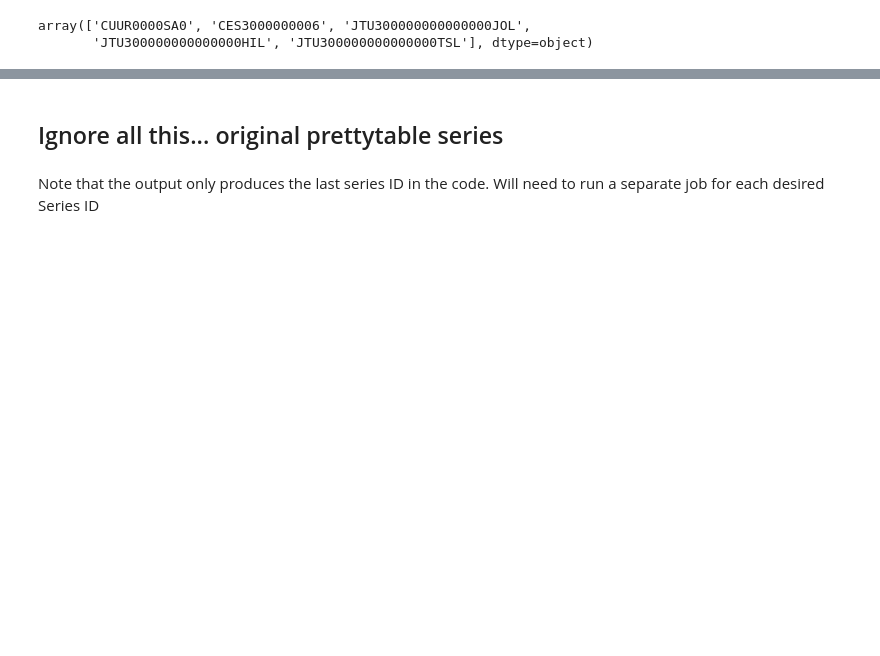
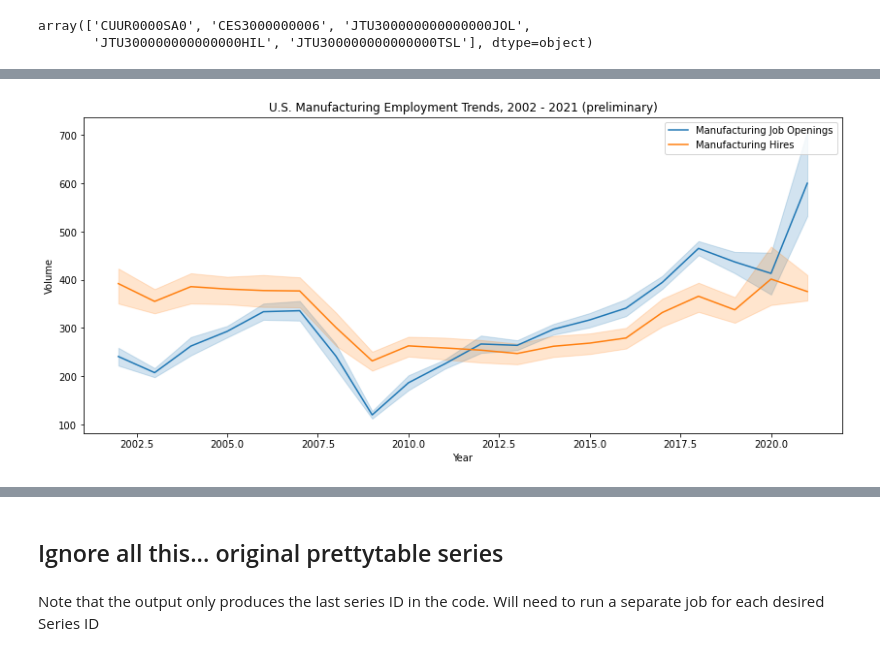
Before and after one commit to dailyp/Capstone_US_Blue_Collar_workers, a Jupyter notebook: Bureau Labor Statistics api.ipynb, the cells around one changed output, grey strips where cells are left out. Drawn from its saved outputs; the diff is of its cells as text; code cells hidden in the pictures; blank space fills up the shorter version.

```diff
--- a/Bureau Labor Statistics api.ipynb
+++ b/Bureau Labor Statistics api.ipynb
@@ -162,0 +235,14 @@ array(['CPI', 'Manufacturing Employed', 'Manufacturing Job Openings',
+# %%
+manu_openings = BLS_final[BLS_final['report']=='Manufacturing Job Openings']
+manu_hires = BLS_final[BLS_final['report']=='Manufacturing Hires']
+
+fig = plt.subplots(figsize = (14, 6))
+sns.lineplot(manu_openings['year'],manu_openings['value'],label="Manufacturing Job Openings")
+sns.lineplot(manu_hires['year'], manu_hires['value'], label = "Manufacturing Hires")
+
+plt.xlabel('Year')
+plt.ylabel('Volume')
+plt.title('U.S. Manufacturing Employment Trends, 2002 - 2021 (preliminary)')
+plt.legend();
+# %% [output]
+[figure, added]
```
Also changed, not shown: parts of 21 cells of this notebook.
